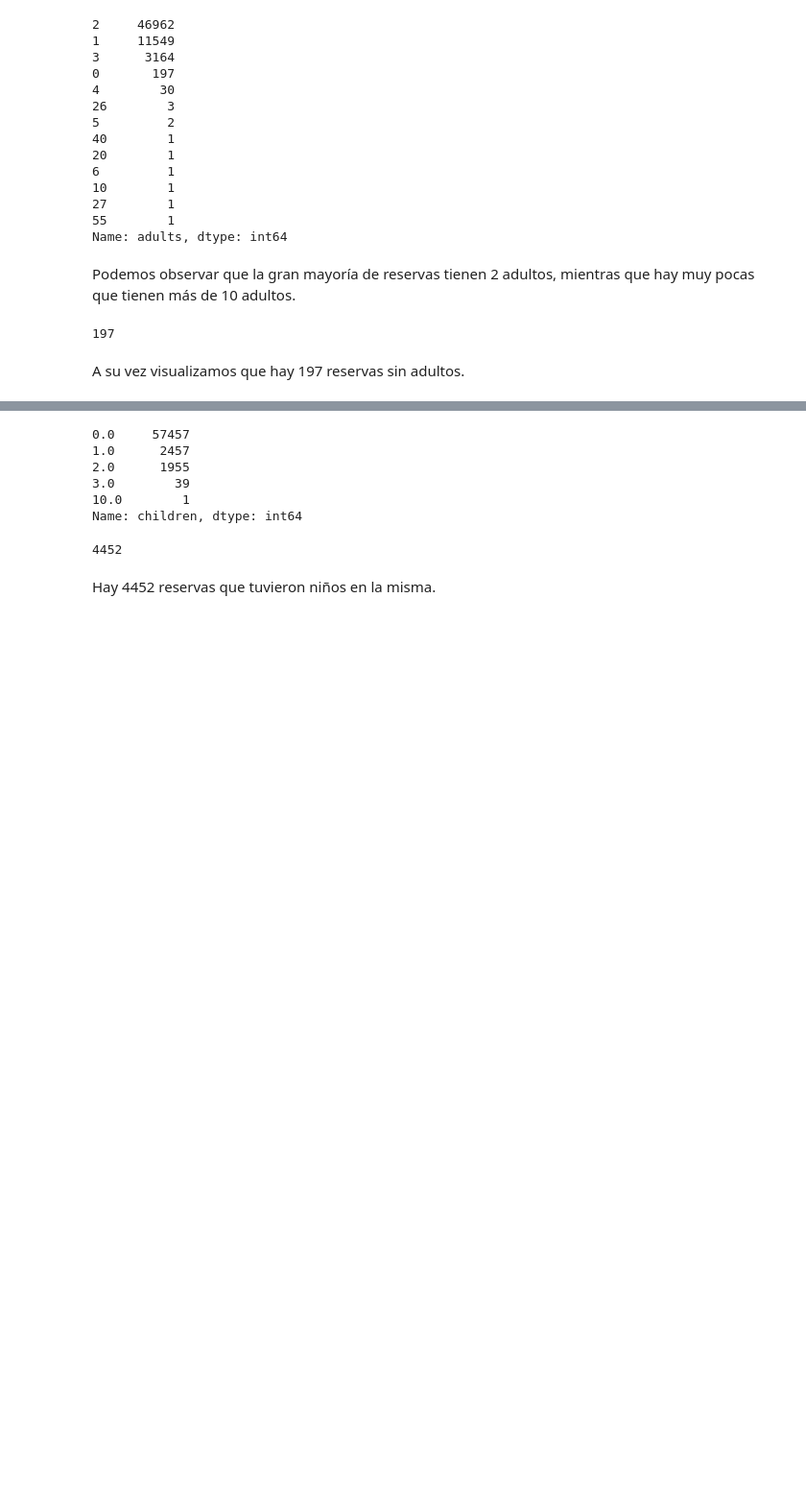
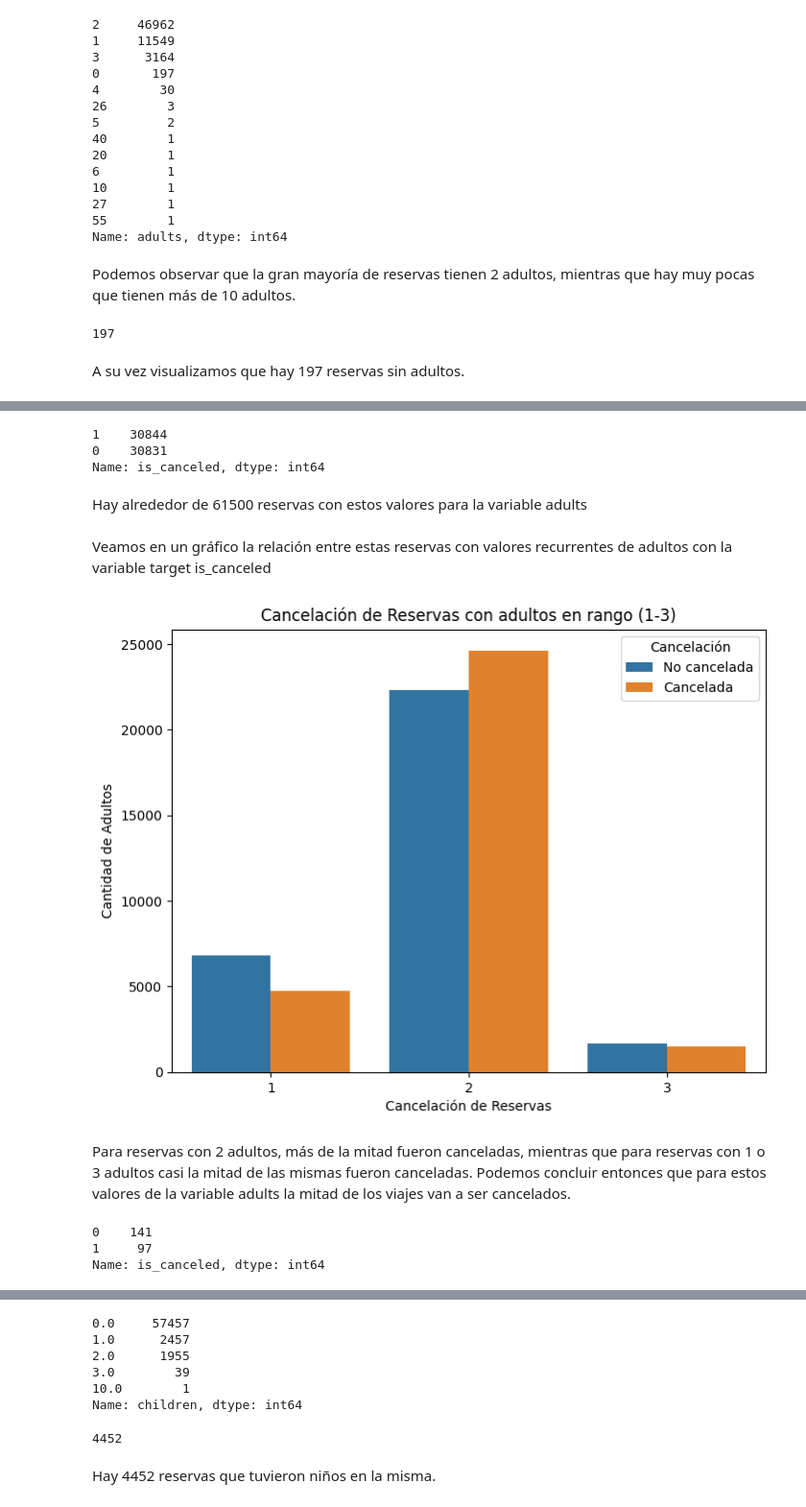
Before and after one commit to juanignaciogiacobbe/7506R-2C2023-GRUPO15, a Jupyter notebook: 7506R_TP1_GRUPO15_CHP1_ENTREGA.ipynb, the cells around one changed output, grey strips where cells are left out. Shown at 96% size. Drawn from its saved outputs; the diff is of its cells as text; code cells hidden in the pictures; blank space fills up the shorter version.

```diff
--- a/7506R_TP1_GRUPO15_CHP1_ENTREGA.ipynb
+++ b/7506R_TP1_GRUPO15_CHP1_ENTREGA.ipynb
@@ -326,0 +342,31 @@ A
+# %%
+ds_adultos_mas_recurrentes = ds_hoteles_train[(ds_hoteles_train['adults'] >= 1) & (ds_hoteles_train['adults'] <= 3)]
+
+ds_adultos_mas_recurrentes['is_canceled'].value_counts()
+# %% [output]
+1    30844
+0    30831
+Name: is_canceled, dtype: int64
+# %% [markdown]
+Hay alrededor de 61500 reservas con estos valores para la variable adults
+# %% [markdown]
+Veamos en un gráfico la relación entre estas reservas con valores recurrentes de adultos con la variable target is_canceled
+# %%
+plt.figure(figsize=(8, 6))
+sns.countplot(data=ds_adultos_mas_recurrentes, x='adults' , hue= 'is_canceled')
+plt.xlabel('Cancelación de Reservas')
+plt.ylabel('Cantidad de Adultos')
+plt.title('Cancelación de Reservas con adultos en rango (1-3)')
+plt.legend(title='Cancelación', labels=['No cancelada', 'Cancelada'])
+plt.show()
+# %% [output]
+[figure, added]
+# %% [markdown]
+Para reservas con 2 adultos, más de la mitad fueron canceladas, mientras que para reservas con 1 o 3 adultos casi la mitad de las mismas fueron canceladas. Podemos concluir entonces que para estos valores de la variable adults la mitad de los viajes van a ser cancelados.
+# %%
+ds_adultos_menos_recurrentes = ds_hoteles_train[(ds_hoteles_train['adults'] == 0) | (ds_hoteles_train['adults'] >= 4)]
+ds_adultos_menos_recurrentes['is_canceled'].value_counts()
+# %% [output]
+0    141
+1     97
+Name: is_canceled, dtype: int64
```
Also changed, not shown: parts of 34 cells of this notebook.
